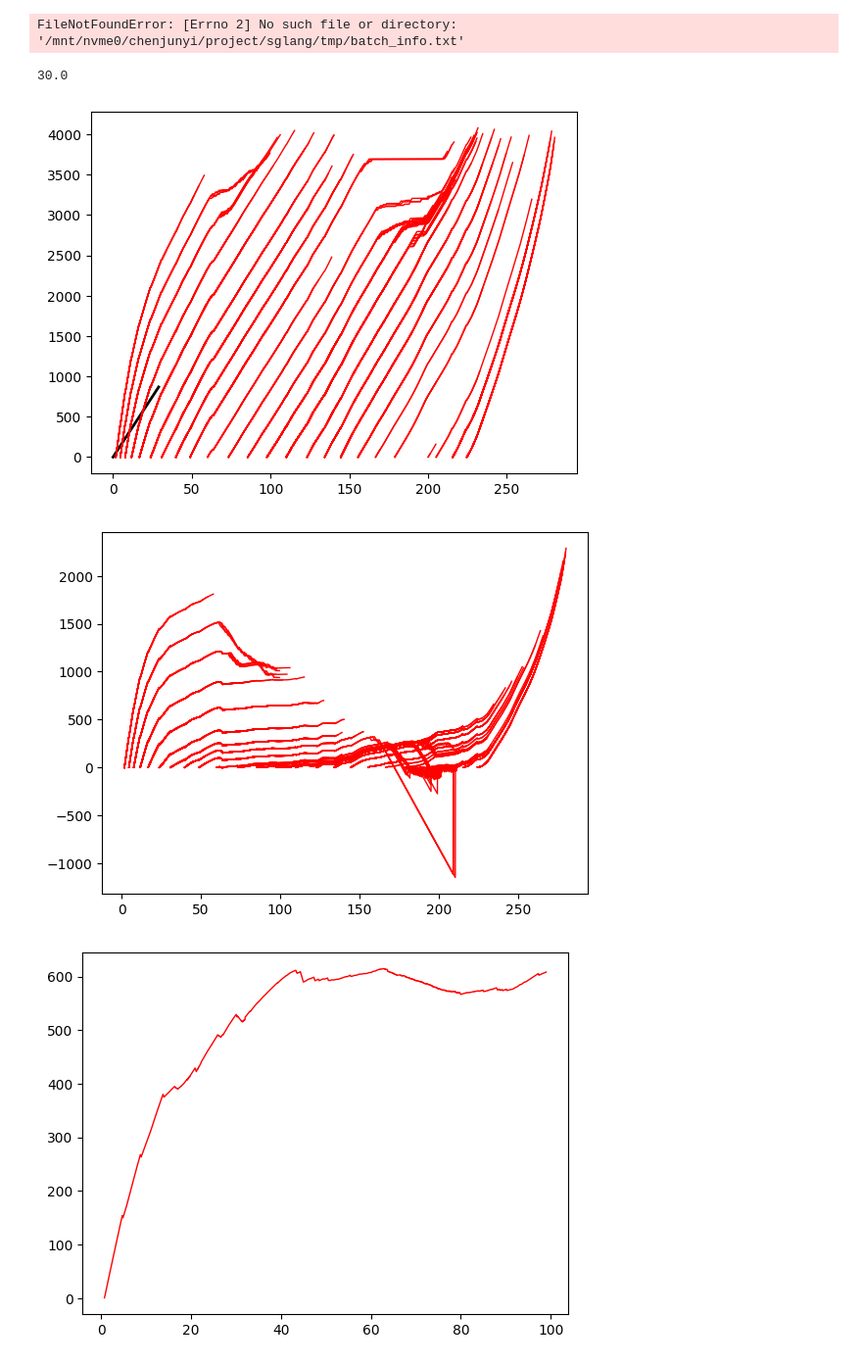
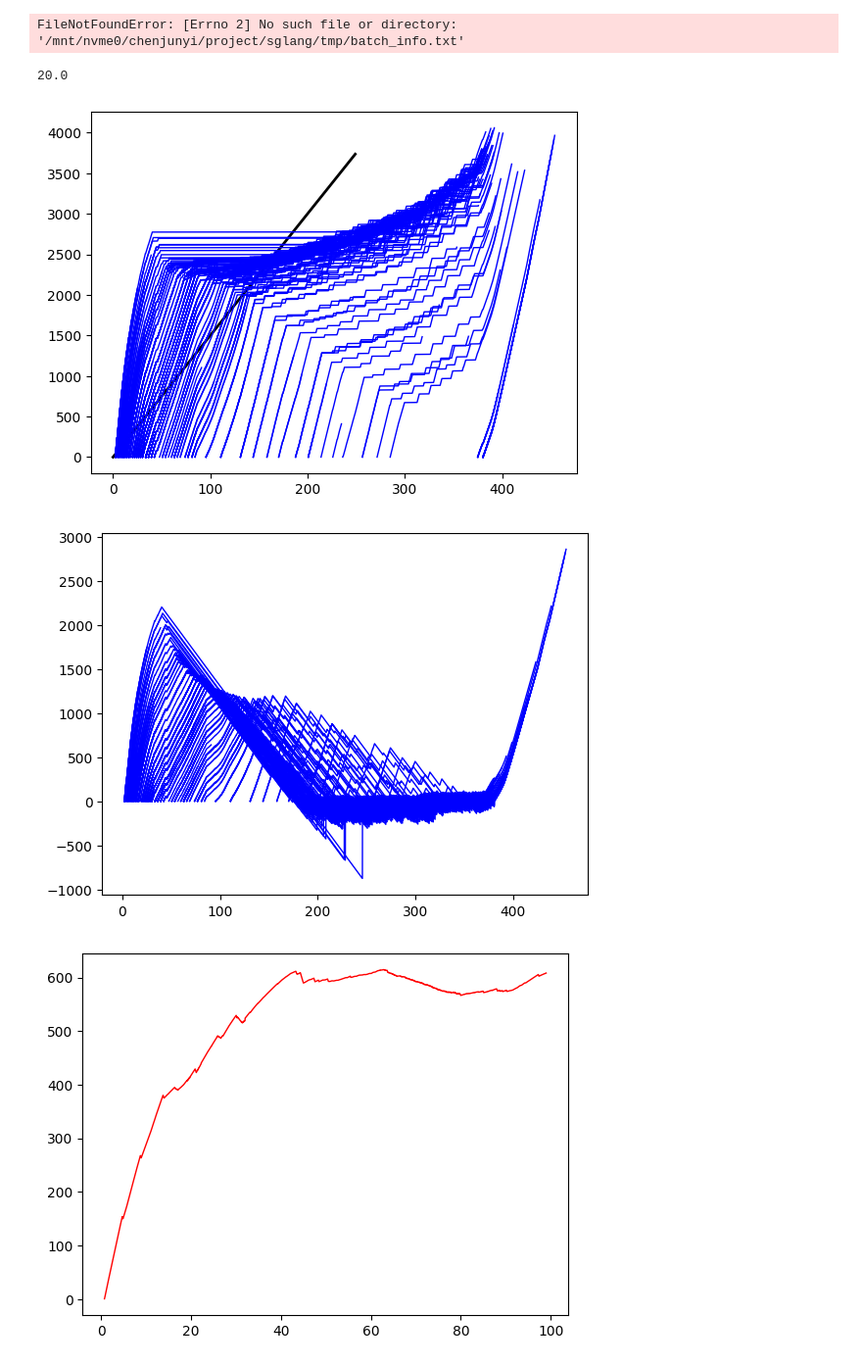
Before and after one commit to flyinglandlord/sglang, a Jupyter notebook: playground.ipynb, the cells around one changed output. Shown: that part at 98% size. Saved outputs shown, nothing was run; the diff lists cells and outputs as text; code cells hidden in the pictures.

```diff
--- a/playground.ipynb
+++ b/playground.ipynb
@@ -931,37 +931,37 @@ class RequestFuncOutput:
     latency: float = 0.0
     request_time: float = 0.0
     ttft: float = 0.0  # Time to first token
     itl: List[float] = field(default_factory=list)  # List of inter-token latencies
     prompt_len: int = 0
     error: str = ""
     output_len: int = 0
     output_speed: int = 40
     buffer_size: List[float] = field(default_factory=list)
 
 with open('benchmark_result.pkl', 'rb') as f:
     outputs = pickle.load(f)
 
 output = outputs[30]
 print(output.output_speed)
-cum_itl = [0] + np.cumsum(output.itl)
+cum_itl = [i for i in range(250)]
 token_num = list(range(0, len(cum_itl)))
 min_request_time = outputs[0].request_time
 for i in range(len(outputs)):
     min_request_time = min(min_request_time, outputs[i].request_time)
 # print(output.itl)
 # print(output.buffer_size)
-plt.plot(cum_itl, [30 * (x) for x in cum_itl], label='40 token/sec', color='black', linewidth=2)
+plt.plot(cum_itl, [15 * (x) for x in cum_itl], label='40 token/sec', color='black', linewidth=2)
 for i in range(len(outputs)):
     output = outputs[i]
     cum_itl = [0] + np.cumsum(output.itl)
     token_num = list(range(0, len(cum_itl)))
     if output.output_speed < 30:
         plt.plot((output.request_time - min_request_time) + output.ttft + cum_itl, token_num, color='blue', linewidth=1)
     else:
         plt.plot((output.request_time - min_request_time) + output.ttft + cum_itl, token_num, color='red', linewidth=1)
 # %% [output]
-30.0
+20.0
-[figure, old version]
+[figure, new version]
 # %%
 output = outputs[30]
 cum_itl = [0] + np.cumsum(output.itl)
@@ -978,7 +978,7 @@ for i in range(len(outputs)):
     for j in range(len(output.itl)):
         last_size = buffer_size[-1] if buffer_size[-1] >= 0 else 0
         last_size += 1
-        last_size -= output.itl[j] * 30
+        last_size -= output.itl[j] * 15
         buffer_size.append(last_size)
     if output.output_speed < 30:
         plt.plot(output.request_time - min_request_time + output.ttft + cum_itl, buffer_size[1:], color='blue', linewidth=1)
@@ -990,7 +990,7 @@ for i in range(len(outputs)):
 # Total input tokens:                      209281
 # Total generated tokens:                  25883
 # %% [output]
-[figure, old version]
+[figure, new version]
 # %%
 output = outputs[90]
 cum_itl = [0] + np.cumsum(output.itl)
```
Also changed, not shown: 5 other files.
